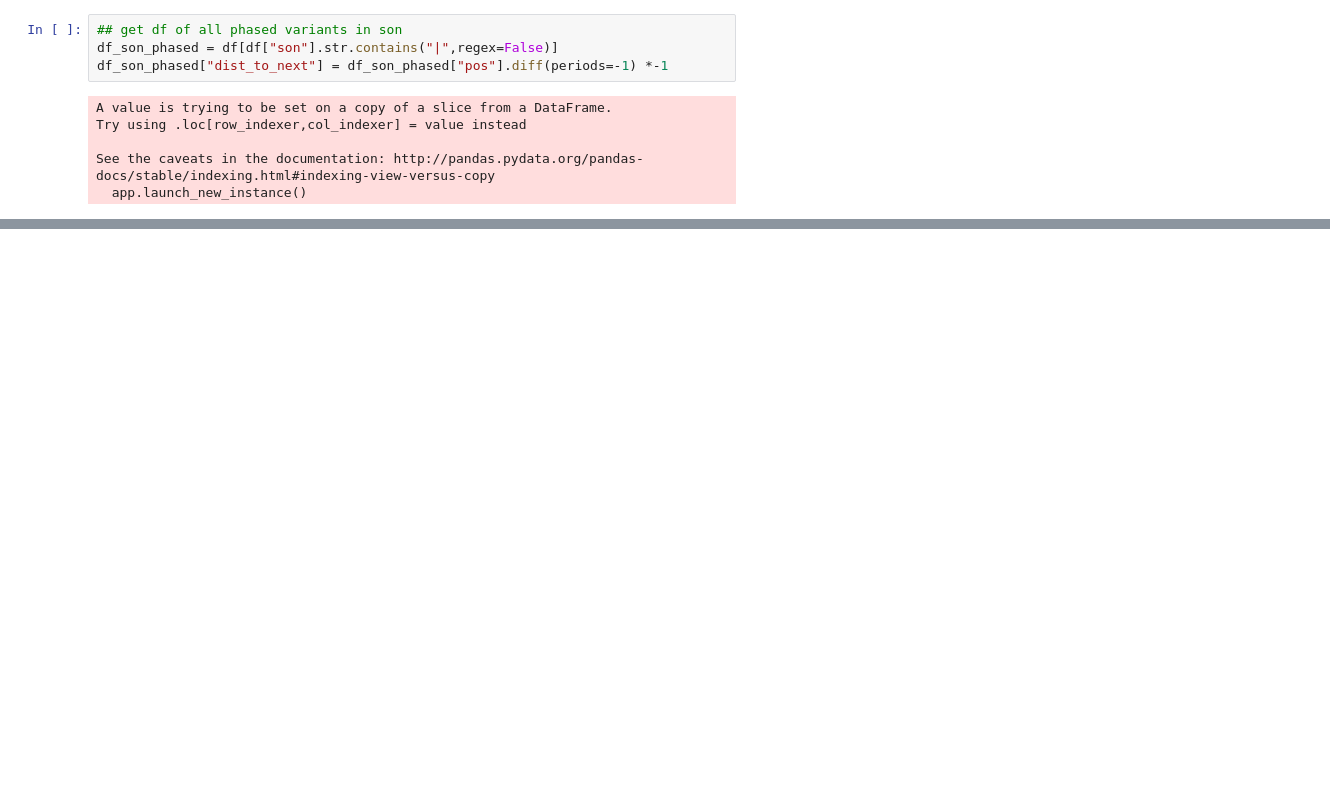
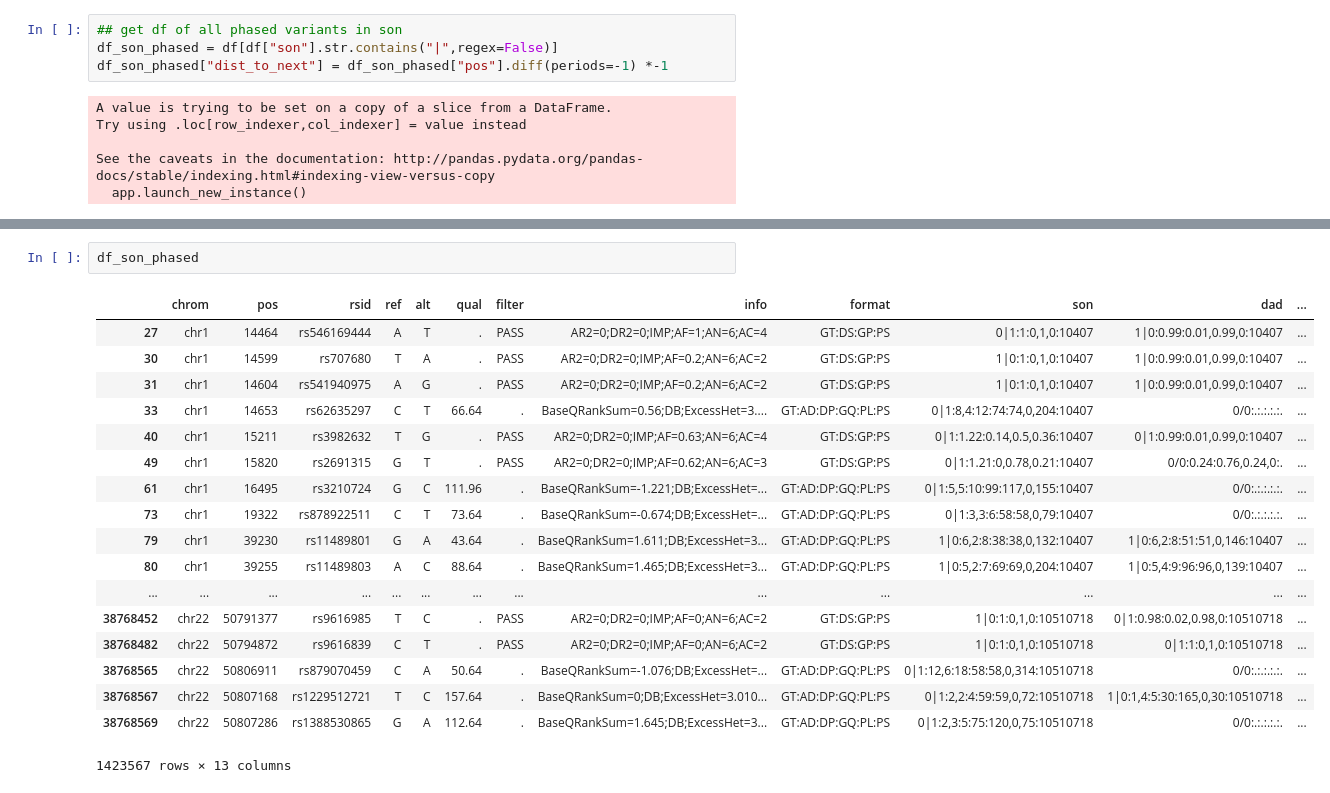
Before and after one commit to mheskett/acp.phasing.analysis, a Jupyter notebook: analyze.phased.vcf.ipynb, the cells around one changed output, grey strips where cells are left out. Drawn from its saved outputs; the diff is of its cells as text; blank space fills up the shorter version.

```diff
--- a/analyze.phased.vcf.ipynb
+++ b/analyze.phased.vcf.ipynb
@@ -56,0 +79,21 @@ plt.hist(df_son_phased[df_son_phased["dist_to_next"]<=6000]["dist_to_next"],bins
+# %%
+df_son_phased
+# %% [output]
+|  | chrom | pos | rsid | ref | alt | qual | filter | info | format | son | dad | ... |
+| 27 | chr1 | 14464 | rs546169444 | A | T | . | PASS | AR2=0;DR2=0;IMP;AF=1;AN=6;AC=4 | GT:DS:GP:PS | 0|1:1:0,1,0:10407 | 1|0:0.99:0.01,0.99,0:10407 | ... |
+| 30 | chr1 | 14599 | rs707680 | T | A | . | PASS | AR2=0;DR2=0;IMP;AF=0.2;AN=6;AC=2 | GT:DS:GP:PS | 1|0:1:0,1,0:10407 | 1|0:0.99:0.01,0.99,0:10407 | ... |
+| 31 | chr1 | 14604 | rs541940975 | A | G | . | PASS | AR2=0;DR2=0;IMP;AF=0.2;AN=6;AC=2 | GT:DS:GP:PS | 1|0:1:0,1,0:10407 | 1|0:0.99:0.01,0.99,0:10407 | ... |
+| 33 | chr1 | 14653 | rs62635297 | C | T | 66.64 | . | BaseQRankSum=0.56;DB;ExcessHet=3.... | GT:AD:DP:GQ:PL:PS | 0|1:8,4:12:74:74,0,204:10407 | 0/0:.:.:.:.:. | ... |
+| 40 | chr1 | 15211 | rs3982632 | T | G | . | PASS | AR2=0;DR2=0;IMP;AF=0.63;AN=6;AC=4 | GT:DS:GP:PS | 0|1:1.22:0.14,0.5,0.36:10407 | 0|1:0.99:0.01,0.99,0:10407 | ... |
+| 49 | chr1 | 15820 | rs2691315 | G | T | . | PASS | AR2=0;DR2=0;IMP;AF=0.62;AN=6;AC=3 | GT:DS:GP:PS | 0|1:1.21:0,0.78,0.21:10407 | 0/0:0.24:0.76,0.24,0:. | ... |
+| 61 | chr1 | 16495 | rs3210724 | G | C | 111.96 | . | BaseQRankSum=-1.221;DB;ExcessHet=... | GT:AD:DP:GQ:PL:PS | 0|1:5,5:10:99:117,0,155:10407 | 0/0:.:.:.:.:. | ... |
+| 73 | chr1 | 19322 | rs878922511 | C | T | 73.64 | . | BaseQRankSum=-0.674;DB;ExcessHet=... | GT:AD:DP:GQ:PL:PS | 0|1:3,3:6:58:58,0,79:10407 | 0/0:.:.:.:.:. | ... |
+| 79 | chr1 | 39230 | rs11489801 | G | A | 43.64 | . | BaseQRankSum=1.611;DB;ExcessHet=3... | GT:AD:DP:GQ:PL:PS | 1|0:6,2:8:38:38,0,132:10407 | 1|0:6,2:8:51:51,0,146:10407 | ... |
+| 80 | chr1 | 39255 | rs11489803 | A | C | 88.64 | . | BaseQRankSum=1.465;DB;ExcessHet=3... | GT:AD:DP:GQ:PL:PS | 1|0:5,2:7:69:69,0,204:10407 | 1|0:5,4:9:96:96,0,139:10407 | ... |
+| ... | ... | ... | ... | ... | ... | ... | ... | ... | ... | ... | ... | ... |
+| 38768452 | chr22 | 50791377 | rs9616985 | T | C | . | PASS | AR2=0;DR2=0;IMP;AF=0;AN=6;AC=2 | GT:DS:GP:PS | 1|0:1:0,1,0:10510718 | 0|1:0.98:0.02,0.98,0:10510718 | ... |
+| 38768482 | chr22 | 50794872 | rs9616839 | C | T | . | PASS | AR2=0;DR2=0;IMP;AF=0;AN=6;AC=2 | GT:DS:GP:PS | 1|0:1:0,1,0:10510718 | 0|1:1:0,1,0:10510718 | ... |
+| 38768565 | chr22 | 50806911 | rs879070459 | C | A | 50.64 | . | BaseQRankSum=-1.076;DB;ExcessHet=... | GT:AD:DP:GQ:PL:PS | 0|1:12,6:18:58:58,0,314:10510718 | 0/0:.:.:.:.:. | ... |
+| 38768567 | chr22 | 50807168 | rs1229512721 | T | C | 157.64 | . | BaseQRankSum=0;DB;ExcessHet=3.010... | GT:AD:DP:GQ:PL:PS | 0|1:2,2:4:59:59,0,72:10510718 | 1|0:1,4:5:30:165,0,30:10510718 | ... |
+| 38768569 | chr22 | 50807286 | rs1388530865 | G | A | 112.64 | . | BaseQRankSum=1.645;DB;ExcessHet=3... | GT:AD:DP:GQ:PL:PS | 0|1:2,3:5:75:120,0,75:10510718 | 0/0:.:.:.:.:. | ... |
+1423567 rows × 13 columns
```
Also changed, not shown: parts of 5 cells of this notebook.
